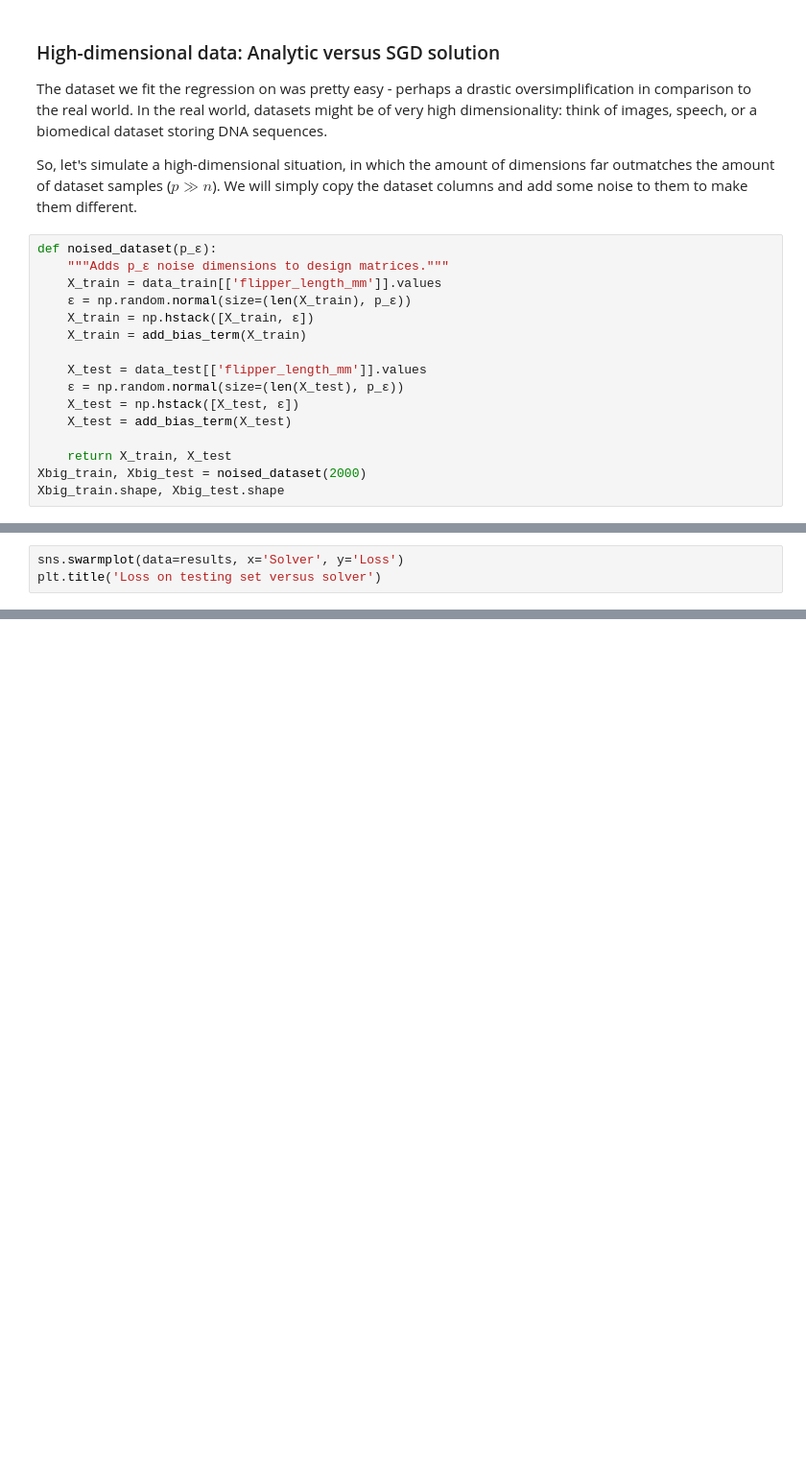
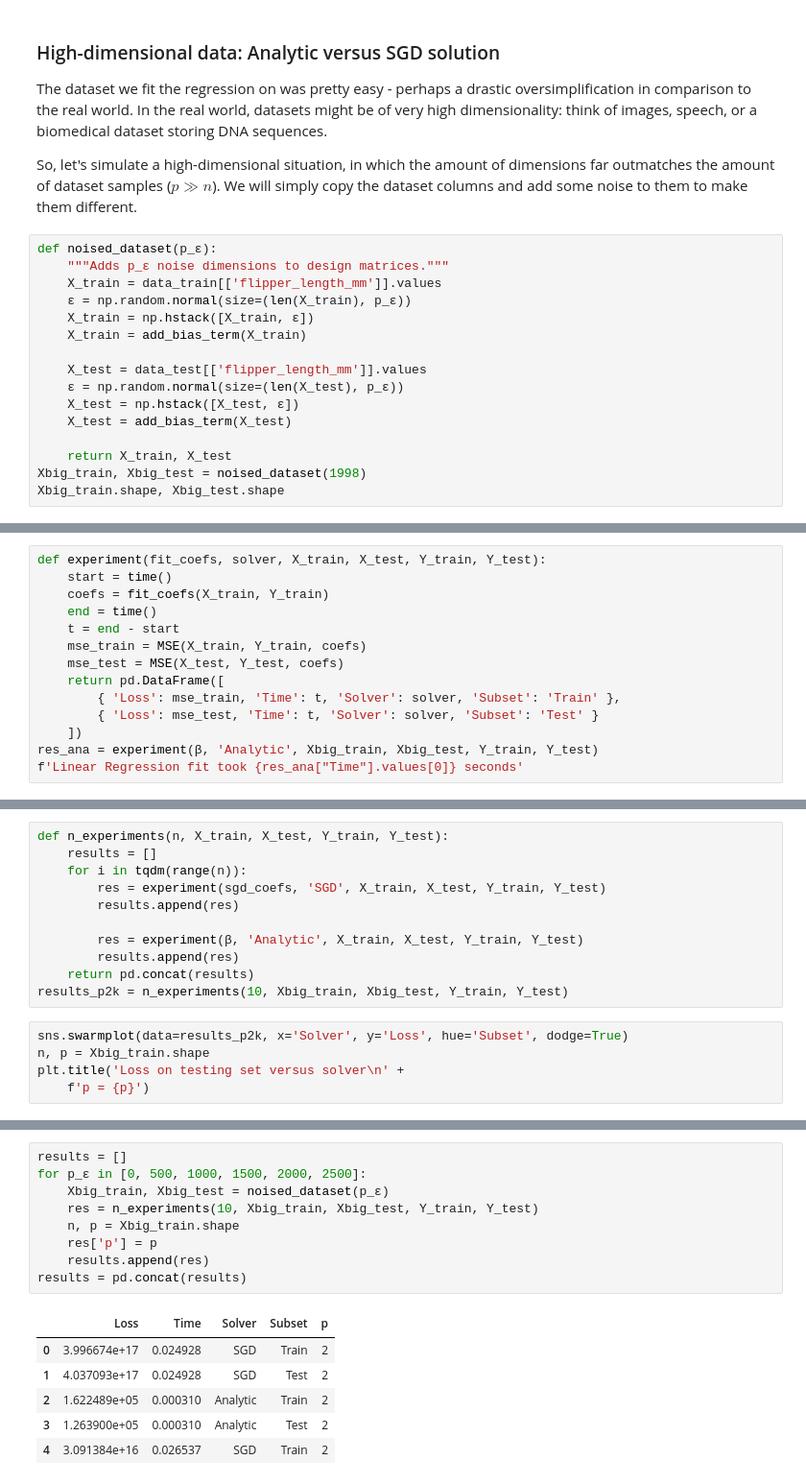
Before and after one commit to dunnkers/linear-regression-to-neural-networks, a Jupyter notebook: main.ipynb, the cells around one changed output, grey strips where cells are left out. Shown at 96% size. Saved outputs shown, nothing was run; the diff lists cells and outputs as text; blank space fills up the shorter version.

Commit message:
Linear Regression section almost finished

```diff
--- a/main.ipynb
+++ b/main.ipynb
@@ -169,6 +168,6 @@ def noised_dataset(p_ε):
     X_test = add_bias_term(X_test)
 
     return X_train, X_test
-Xbig_train, Xbig_test = noised_dataset(2000)
+Xbig_train, Xbig_test = noised_dataset(1998)
 Xbig_train.shape, Xbig_test.shape
 # %% [output]
@@ -196,0 +177,14 @@ array([[-3.84702472],
+# %%
+def experiment(fit_coefs, solver, X_train, X_test, Y_train, Y_test):
+    start = time()
+    coefs = fit_coefs(X_train, Y_train)
+    end = time()
+    t = end - start
+    mse_train = MSE(X_train, Y_train, coefs)
+    mse_test = MSE(X_test, Y_test, coefs)
+    return pd.DataFrame([
+        { 'Loss': mse_train, 'Time': t, 'Solver': solver, 'Subset': 'Train' },
+        { 'Loss': mse_test, 'Time': t, 'Solver': solver, 'Subset': 'Test' }
+    ])
+res_ana = experiment(β, 'Analytic', Xbig_train, Xbig_test, Y_train, Y_test)
+f'Linear Regression fit took {res_ana["Time"].values[0]} seconds'
@@ -301,4 +210,17 @@ KeyboardInterrupt:
+# %%
+def n_experiments(n, X_train, X_test, Y_train, Y_test):
+    results = []
+    for i in tqdm(range(n)):
+        res = experiment(sgd_coefs, 'SGD', X_train, X_test, Y_train, Y_test)
+        results.append(res)
+
+        res = experiment(β, 'Analytic', X_train, X_test, Y_train, Y_test)
+        results.append(res)
+    return pd.concat(results)
+results_p2k = n_experiments(10, Xbig_train, Xbig_test, Y_train, Y_test)
 # %%
-sns.swarmplot(data=results, x='Solver', y='Loss')
-plt.title('Loss on testing set versus solver')
+sns.swarmplot(data=results_p2k, x='Solver', y='Loss', hue='Subset', dodge=True)
+n, p = Xbig_train.shape
+plt.title('Loss on testing set versus solver\n' +
+    f'p = {p}')
 # %% [output]
@@ -342,0 +239,16 @@ Text(0.5, 1.0, 'Model fitting time versus solver')
+# %%
+results = []
+for p_ε in [0, 500, 1000, 1500, 2000, 2500]:
+    Xbig_train, Xbig_test = noised_dataset(p_ε)
+    res = n_experiments(10, Xbig_train, Xbig_test, Y_train, Y_test)
+    n, p = Xbig_train.shape
+    res['p'] = p
+    results.append(res)
+results = pd.concat(results)
+# %% [output]
+|  | Loss | Time | Solver | Subset | p |
+| 0 | 3.996674e+17 | 0.024928 | SGD | Train | 2 |
+| 1 | 4.037093e+17 | 0.024928 | SGD | Test | 2 |
+| 2 | 1.622489e+05 | 0.000310 | Analytic | Train | 2 |
+| 3 | 1.263900e+05 | 0.000310 | Analytic | Test | 2 |
+| 4 | 3.091384e+16 | 0.026537 | SGD | Train | 2 |
```
Also changed, not shown: parts of 27 cells of this notebook.
